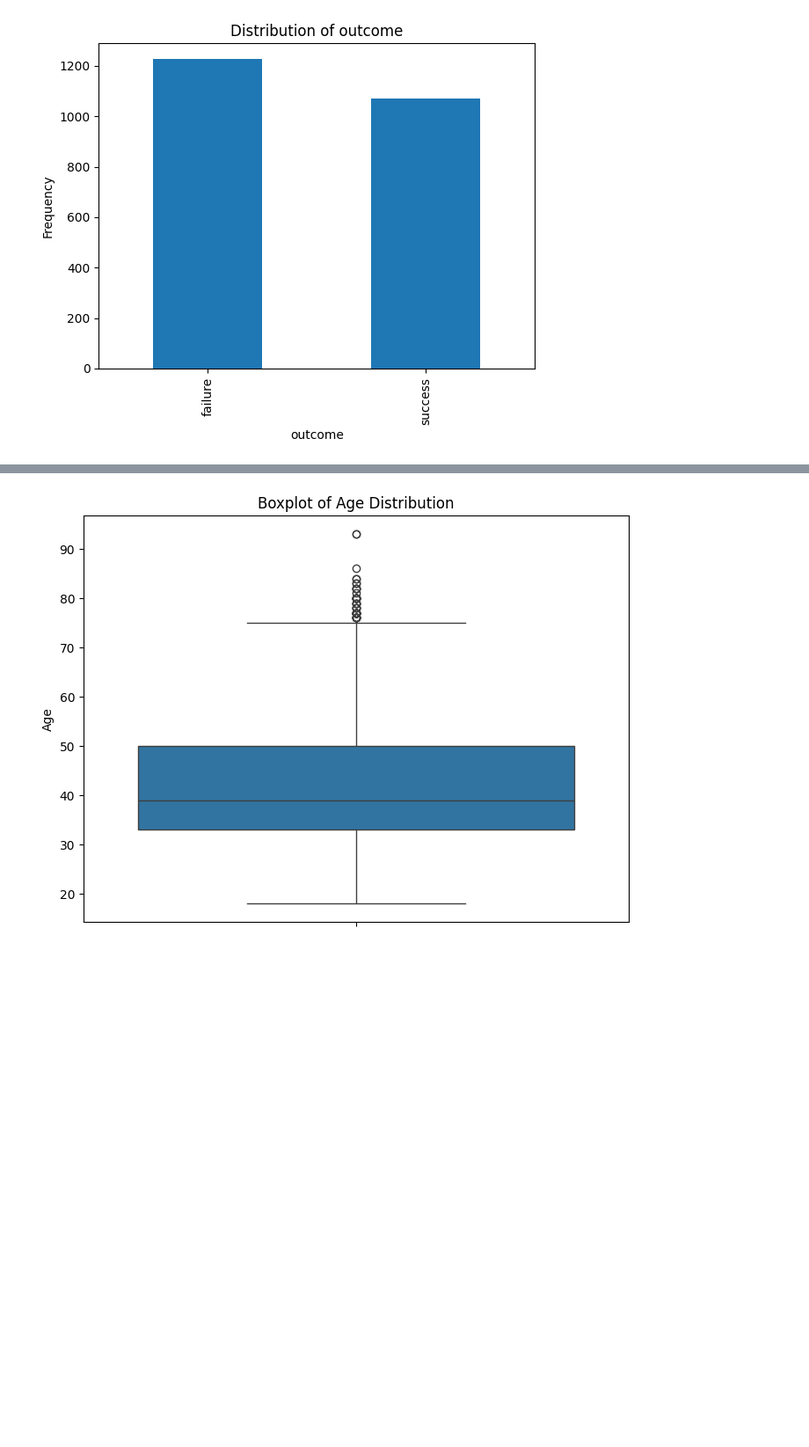
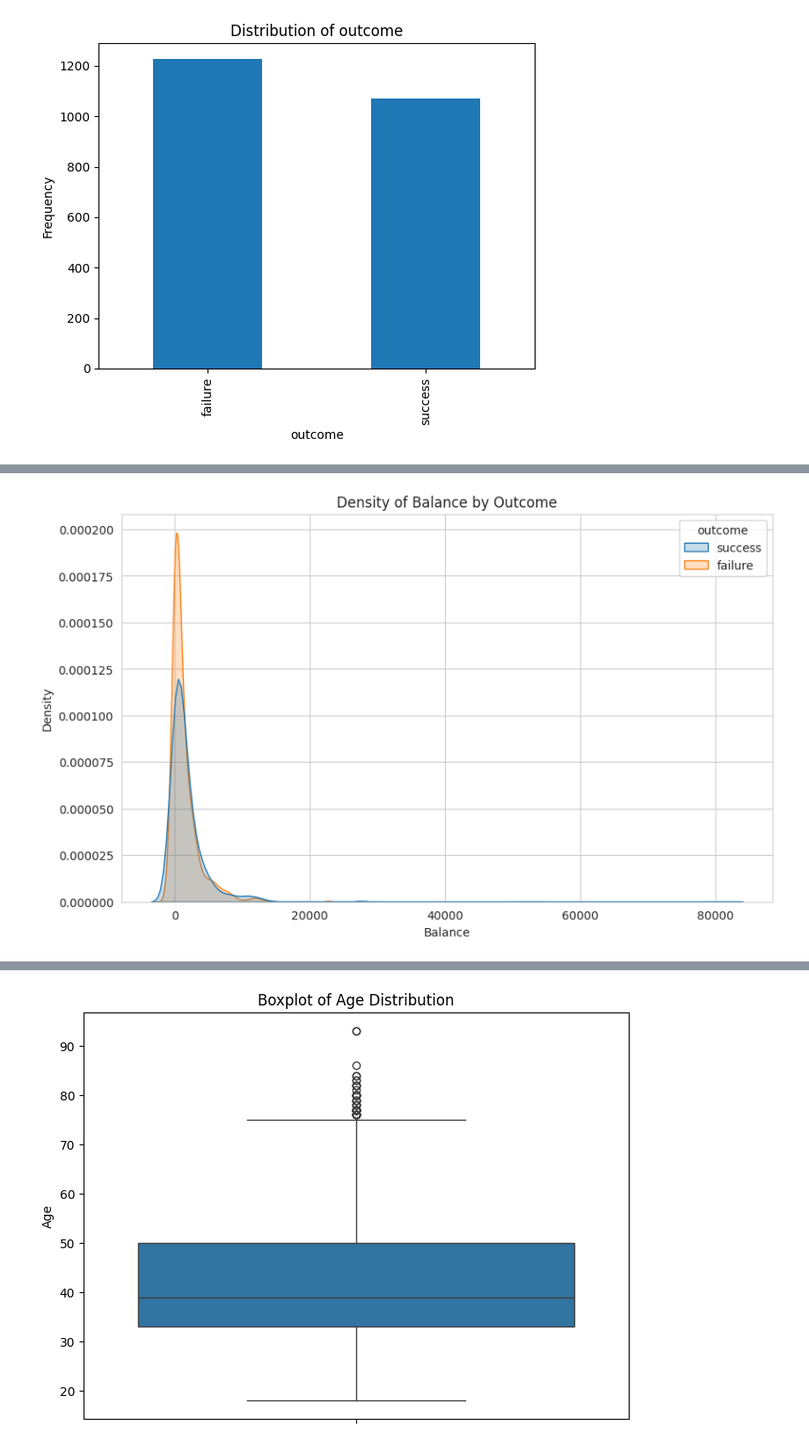
Before and after one commit to Sether22/Final_project, a Jupyter notebook: eda_on_training_model.ipynb, the cells around one changed output, grey strips where cells are left out. Shown at 88% size. Cells and saved outputs as stored; diff of their text form; code cells hidden in the pictures; blank space fills up the shorter version.

```diff
--- a/eda_on_training_model.ipynb
+++ b/eda_on_training_model.ipynb
@@ -104,0 +123,16 @@ for column in categorical_columns:
+# %%
+import seaborn as sns
+import matplotlib.pyplot as plt
+
+# Assuming 'outcome' is a binary variable with values indicating success/failure
+# And 'balance' is your variable of interest
+
+# KDE Plot for 'balance' segmented by 'outcome'
+plt.figure(figsize=(10, 6))
+sns.kdeplot(data=df_training_model, x='balance', hue='outcome', fill=True)
+plt.title('Density of Balance by Outcome')
+plt.xlabel('Balance')
+plt.ylabel('Density')
+plt.show()
+# %% [output]
+[figure, added]
```
Also changed, not shown: parts of 4 cells of this notebook, 1 other file.
